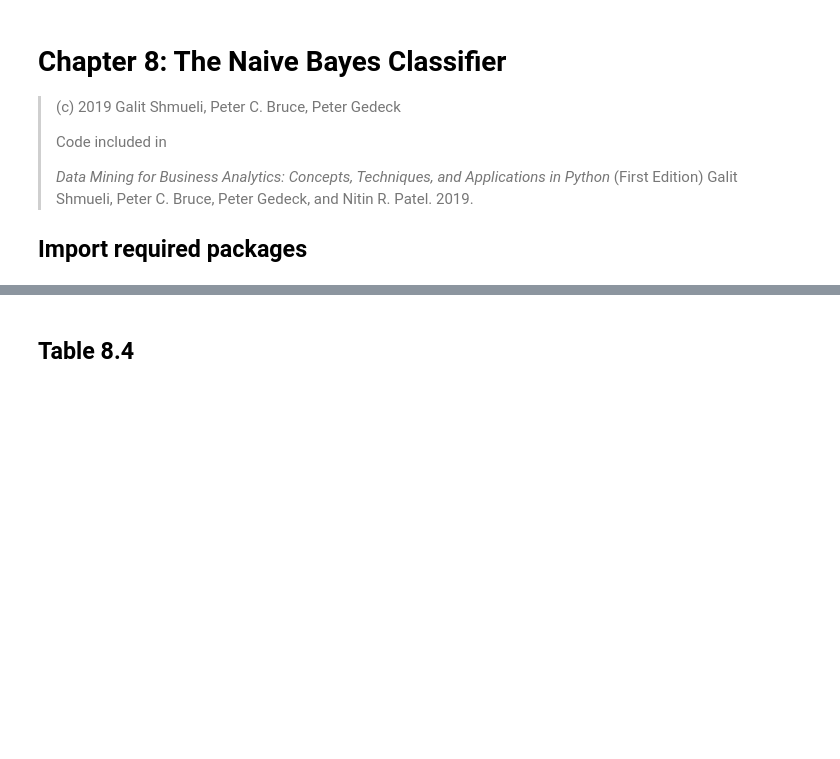
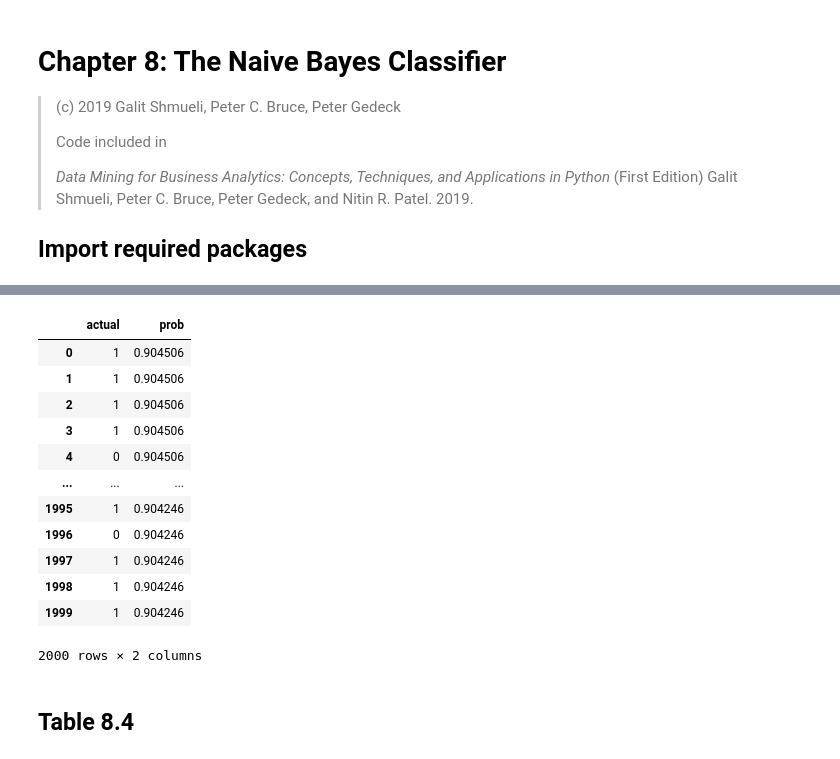
Before and after one commit to chen-szuyu-cody/Academic_Display, a Jupyter notebook: Chapter_08_Naive_Bayes_classifier.ipynb, the cells around one changed output, grey strips where cells are left out. Cells and saved outputs as stored; diff of their text form; code cells hidden in the pictures; blank space fills up the shorter version.

```diff
--- a/Chapter_08_Naive_Bayes_classifier.ipynb
+++ b/Chapter_08_Naive_Bayes_classifier.ipynb
@@ -23,0 +317,17 @@ from dmba import classificationSummary, gainsChart
+# %%
+df = pd.DataFrame({'actual': 1 - y_valid, 'prob': predProb_valid[:, 0]})
+df.sort_values(by=['prob'], ascending=False).reset_index(drop=True)
+# %% [output]
+|  | actual | prob |
+| 0 | 1 | 0.904506 |
+| 1 | 1 | 0.904506 |
+| 2 | 1 | 0.904506 |
+| 3 | 1 | 0.904506 |
+| 4 | 0 | 0.904506 |
+| ... | ... | ... |
+| 1995 | 1 | 0.904246 |
+| 1996 | 0 | 0.904246 |
+| 1997 | 1 | 0.904246 |
+| 1998 | 1 | 0.904246 |
+| 1999 | 1 | 0.904246 |
+2000 rows × 2 columns
```
Also changed, not shown: parts of 25 cells of this notebook.
